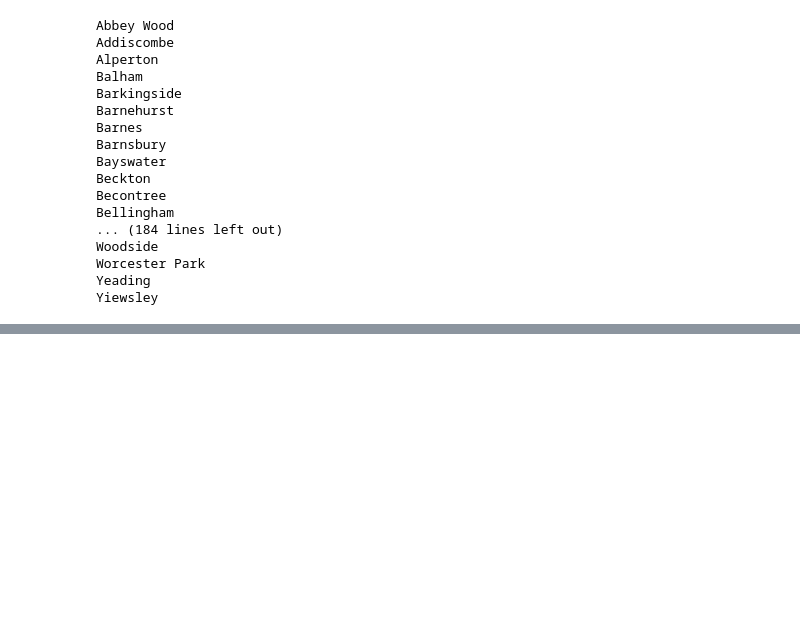
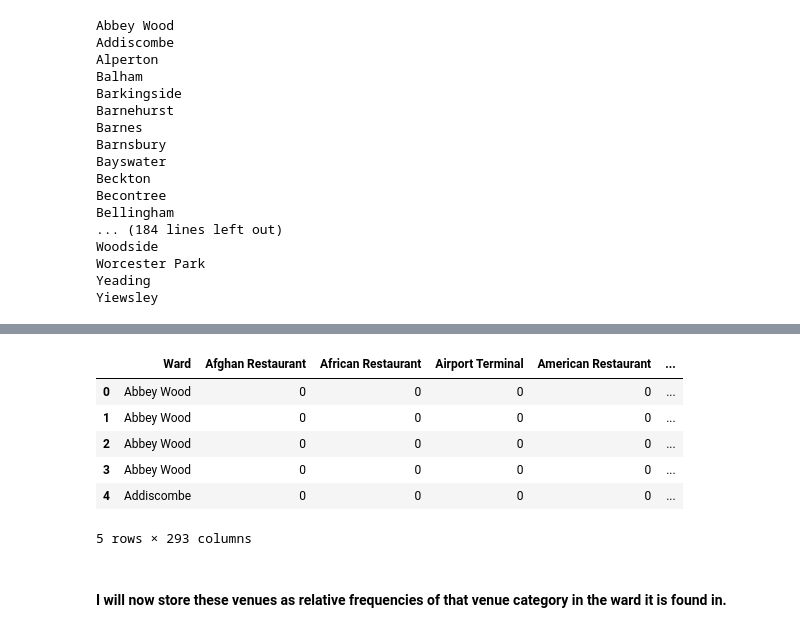
Before and after one commit to blancahuergo/AppliedDataScienceCapstone, a Jupyter notebook: Week 5 Notebook.ipynb, the cells around one changed output, grey strips where cells are left out. Cells and saved outputs as stored; diff of their text form; code cells hidden in the pictures; blank space fills up the shorter version.

```diff
--- a/Week 5 Notebook.ipynb
+++ b/Week 5 Notebook.ipynb
@@ -585,0 +624,12 @@ london_venues.head()
+# %%
+london_onehot.head()
+# %% [output]
+|  | Ward | Afghan Restaurant | African Restaurant | Airport Terminal | American Restaurant | ... |
+| 0 | Abbey Wood | 0 | 0 | 0 | 0 | ... |
+| 1 | Abbey Wood | 0 | 0 | 0 | 0 | ... |
+| 2 | Abbey Wood | 0 | 0 | 0 | 0 | ... |
+| 3 | Abbey Wood | 0 | 0 | 0 | 0 | ... |
+| 4 | Addiscombe | 0 | 0 | 0 | 0 | ... |
+5 rows × 293 columns
+# %% [markdown]
+#### I will now store these venues as relative frequencies of that venue category in the ward it is found in.
```
Also changed, not shown: parts of 21 cells of this notebook.
